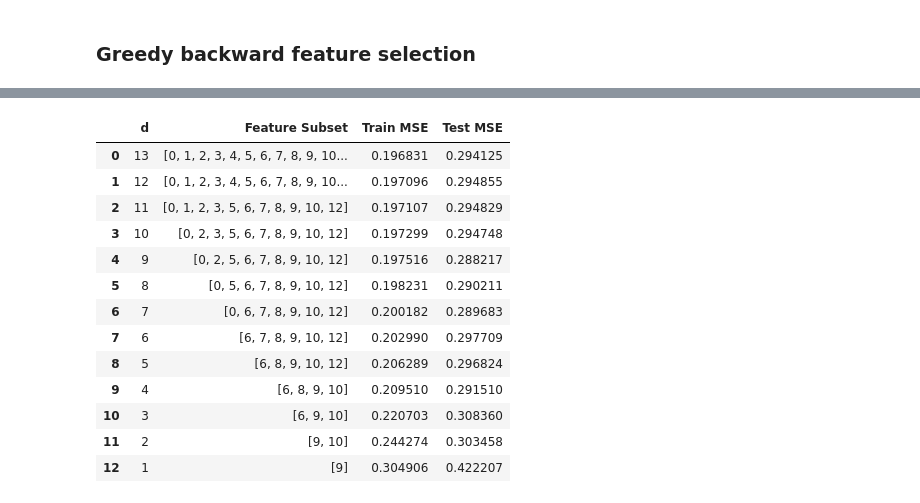
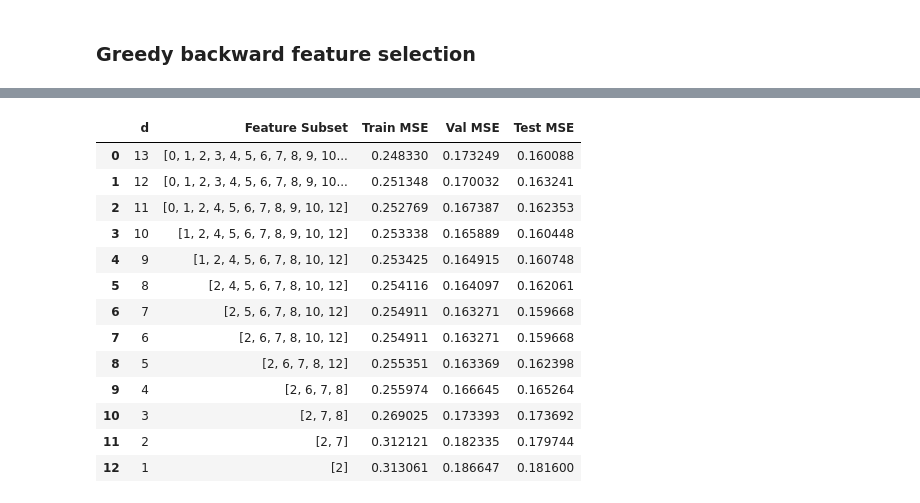
Before and after one commit to durba-s/FODS_Assignment, a Jupyter notebook: FODS_A2.ipynb, the cells around one changed output, grey strips where cells are left out. Saved outputs shown, nothing was run; the diff lists cells and outputs as text; code cells hidden in the pictures.

```diff
--- a/FODS_A2.ipynb
+++ b/FODS_A2.ipynb
@@ -236,36 +233,42 @@ def GFFS(X_train, y_train, X_test, y_test):
 # %%
-def GBFS(X_train, y_train, X_test, y_test):
+def GBFS(X_train, y_train, X_val, y_val, X_test, y_test):
     d = X_train.shape[1]
     removed = [-1]
     selected = list(range(d))
     model = LinearRegression(X_train, y_train)
     model.fitGD(lr=0.01,n_iter=10000)
     train_MSE = [model.MSE(y_train, model.predict(X_train))]
+    val_MSE = [model.MSE(y_val, model.predict(X_val))]
     test_MSE = [model.MSE(y_test, model.predict(X_test))]
     for i in range(d-1):
         print(d-i)
         min_mse = 1e100
-        min_mse1 = 1e100
+        min_mse_val = 1e100
+        min_mse_test = 1e100
         min_j = -1
         for j in selected:
             cur_features = [x for x in selected if x != j]
             X_train_cur = X_train[:, cur_features]
+            X_val_cur = X_val[:, cur_features]
             X_test_cur = X_test[:, cur_features]
             model = LinearRegression(X_train_cur, y_train)
             model.fitGD(lr=0.01,n_iter=1000)
             mse = model.MSE(y_train,model.predict(X_train_cur))
-            mse1 = model.MSE(y_test,model.predict(X_test_cur))
-            if mse < min_mse:
+            mse_val = model.MSE(y_val,model.predict(X_val_cur))
+            mse_test = model.MSE(y_test,model.predict(X_test_cur))
+            if mse_val < min_mse_val:
                 min_mse = mse
+                min_mse_val = mse_val
+                min_mse_test = mse_test
                 min_j = j
-                min_mse1 = mse1
         train_MSE.append(min_mse)
-        test_MSE.append(min_mse1)
+        val_MSE.append(min_mse_val)
+        test_MSE.append(min_mse_test)
         selected.remove(min_j)
         removed.append(min_j)
         print(min_mse, selected)
     removed.append(selected[0])
-    return removed, train_MSE,test_MSE
+    return removed, train_MSE, val_MSE, test_MSE
 # %% [markdown]
 ## Eval Code
 # %% [markdown]
@@ -283,8 +289,8 @@ Train MSE 0.19708579797643613
 # %% [markdown]
 ### Greedy forward feature selection
 # %%
-X_train, y_train, X_test, y_test,xnum,xdr,ynum,ydr = preprocess(df, 0.75, missingValues="ImputeMean")
-selected, GFFS_MSE_train,GFFS_MSE_test = GFFS(X_train, y_train, X_test, y_test)
+X_train, y_train, X_val, y_val, X_test, y_test, xnum, xdr, ynum, ydr = preprocess(df)
+selected, GFFS_MSE_train, GFFS_MSE_val, GFFS_MSE_test = GFFS(X_train, y_train, X_val, y_val, X_test, y_test)
 print(selected)
 np.array(df.columns)[selected]
 # %% [output]
@@ -339,8 +347,8 @@ Feature Subsets (GFFS)
 # %% [markdown]
 ### Greedy backward feature selection
 # %%
-X_train, y_train, X_test, y_test,xnum,xdr,ynum,ydr = preprocess(df, 0.75, missingValues="ImputeMean")
-removed, GBFS_MSE_train,GBFS_MSE_test = GBFS(X_train, y_train, X_test, y_test)
+X_train, y_train, X_val, y_val, X_test, y_test, xnum, xdr, ynum, ydr = preprocess(df, 0.75, missingValues="imputemean")
+removed, GBFS_MSE_train, GBFS_MSE_val, GBFS_MSE_test = GBFS(X_train, y_train, X_val, y_val, X_test, y_test)
 print(removed)
 np.array(df.columns)[removed[1:]]
 # %% [output]
@@ -367,26 +375,27 @@ array(['sqft_living15', 'floors', 'bathrooms', 'sqft_lot', 'sqft_living',
 # %%
 f_list = np.arange(0,13,1)
 f = []
 for i in range(1,14):
     f.append(f_list)
     f_list = f_list[f_list != removed[i]]
 pd.DataFrame({'d':[13,12,11,10,9,8,7,6,5,4,3,2,1],
-        'Feature Subset':f,
-        'Train MSE':GBFS_MSE_train,
-        'Test MSE':GBFS_MSE_test
+        'Feature Subset': f,
+        'Train MSE': GBFS_MSE_train,
+        'Val MSE': GBFS_MSE_val,
+        'Test MSE': GBFS_MSE_test
        } )
 # %% [output]
-|  | d | Feature Subset | Train MSE | Test MSE |
-| 0 | 13 | [0, 1, 2, 3, 4, 5, 6, 7, 8, 9, 10... | 0.196831 | 0.294125 |
-| 1 | 12 | [0, 1, 2, 3, 4, 5, 6, 7, 8, 9, 10... | 0.197096 | 0.294855 |
-| 2 | 11 | [0, 1, 2, 3, 5, 6, 7, 8, 9, 10, 12] | 0.197107 | 0.294829 |
-| 3 | 10 | [0, 2, 3, 5, 6, 7, 8, 9, 10, 12] | 0.197299 | 0.294748 |
-| 4 | 9 | [0, 2, 5, 6, 7, 8, 9, 10, 12] | 0.197516 | 0.288217 |
-| 5 | 8 | [0, 5, 6, 7, 8, 9, 10, 12] | 0.198231 | 0.290211 |
-| 6 | 7 | [0, 6, 7, 8, 9, 10, 12] | 0.200182 | 0.289683 |
-| 7 | 6 | [6, 7, 8, 9, 10, 12] | 0.202990 | 0.297709 |
-| 8 | 5 | [6, 8, 9, 10, 12] | 0.206289 | 0.296824 |
-| 9 | 4 | [6, 8, 9, 10] | 0.209510 | 0.291510 |
-| 10 | 3 | [6, 9, 10] | 0.220703 | 0.308360 |
-| 11 | 2 | [9, 10] | 0.244274 | 0.303458 |
-| 12 | 1 | [9] | 0.304906 | 0.422207 |
+|  | d | Feature Subset | Train MSE | Val MSE | Test MSE |
+| 0 | 13 | [0, 1, 2, 3, 4, 5, 6, 7, 8, 9, 10... | 0.248330 | 0.173249 | 0.160088 |
+| 1 | 12 | [0, 1, 2, 3, 4, 5, 6, 7, 8, 9, 10... | 0.251348 | 0.170032 | 0.163241 |
+| 2 | 11 | [0, 1, 2, 4, 5, 6, 7, 8, 9, 10, 12] | 0.252769 | 0.167387 | 0.162353 |
+| 3 | 10 | [1, 2, 4, 5, 6, 7, 8, 9, 10, 12] | 0.253338 | 0.165889 | 0.160448 |
+| 4 | 9 | [1, 2, 4, 5, 6, 7, 8, 10, 12] | 0.253425 | 0.164915 | 0.160748 |
+| 5 | 8 | [2, 4, 5, 6, 7, 8, 10, 12] | 0.254116 | 0.164097 | 0.162061 |
+| 6 | 7 | [2, 5, 6, 7, 8, 10, 12] | 0.254911 | 0.163271 | 0.159668 |
+| 7 | 6 | [2, 6, 7, 8, 10, 12] | 0.254911 | 0.163271 | 0.159668 |
+| 8 | 5 | [2, 6, 7, 8, 12] | 0.255351 | 0.163369 | 0.162398 |
+| 9 | 4 | [2, 6, 7, 8] | 0.255974 | 0.166645 | 0.165264 |
+| 10 | 3 | [2, 7, 8] | 0.269025 | 0.173393 | 0.173692 |
+| 11 | 2 | [2, 7] | 0.312121 | 0.182335 | 0.179744 |
+| 12 | 1 | [2] | 0.313061 | 0.186647 | 0.181600 |
```
Also changed, not shown: parts of 15 cells of this notebook.
